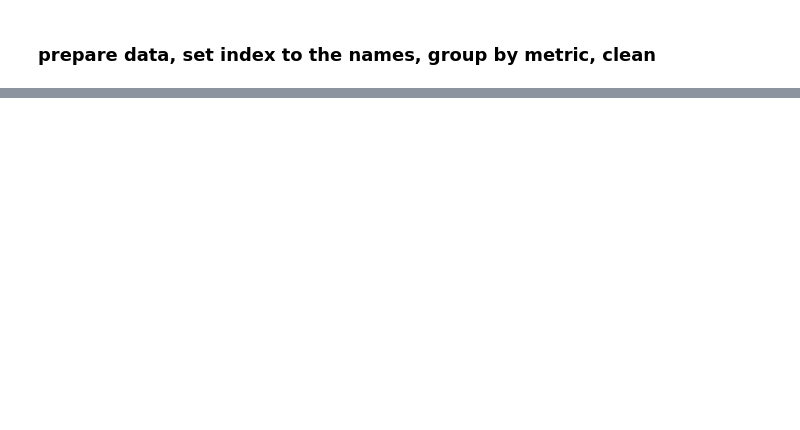
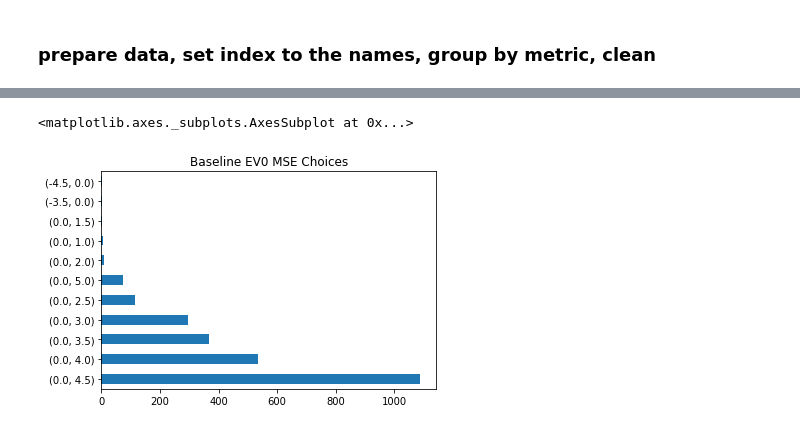
Before and after one commit to smsegal/DHDRNet, a Jupyter notebook: dhdrnet/notebooks/perceptual_loss.ipynb, the cells around one changed output, grey strips where cells are left out. Cells and saved outputs as stored; diff of their text form; code cells hidden in the pictures; blank space fills up the shorter version.

```diff
--- a/dhdrnet/notebooks/perceptual_loss.ipynb
+++ b/dhdrnet/notebooks/perceptual_loss.ipynb
@@ -35,6 +35,7 @@ bad = df.loc["metric"]
 df = df.loc[df.index.difference(bad.index)]
 # %%
 df[["ev1", "ev2"]] = df[["ev1", "ev2"]].astype("float")
+evdf = df.copy()
 df["ev"] = df[["ev1", "ev2"]].apply(lambda df: tuple(sorted(df)), axis=1)
 df = df.drop(["ev1", "ev2"],axis=1)
 dfg = df.groupby("metric")
@@ -79,0 +83,5 @@ ssim_mins.value_counts().iloc[:15].plot.barh(title="Optimal SSIM EV Choices")
+# %%
+bdf = evdf[evdf[["ev1", "ev2"]].apply(lambda d: d == 0).any(axis=1)].copy()
+bdf["ev"] = bdf.loc[:,["ev1", "ev2"]].apply(lambda df: tuple(sorted(df)), axis=1)
+bdf = bdf.drop(columns=["ev1", "ev2"])
+bdf
@@ -79,0 +103,9 @@ ssim_mins.value_counts().iloc[:15].plot.barh(title="Optimal SSIM EV Choices")
+# %%
+bdfg = bdf.groupby("metric")
+# %%
+mse_df = bdfg.get_group("mse").drop(columns="metric")
+mse_mins = mse_df.pivot(columns="ev").idxmin(axis=1).apply(lambda f: f[1])
+mse_mins.value_counts().plot.barh(title="Baseline EV0 MSE Choices")
+# %% [output]
+<matplotlib.axes._subplots.AxesSubplot at 0x...>
+[figure, added]
```
Also changed, not shown: parts of 9 cells of this notebook, 18 other files.
